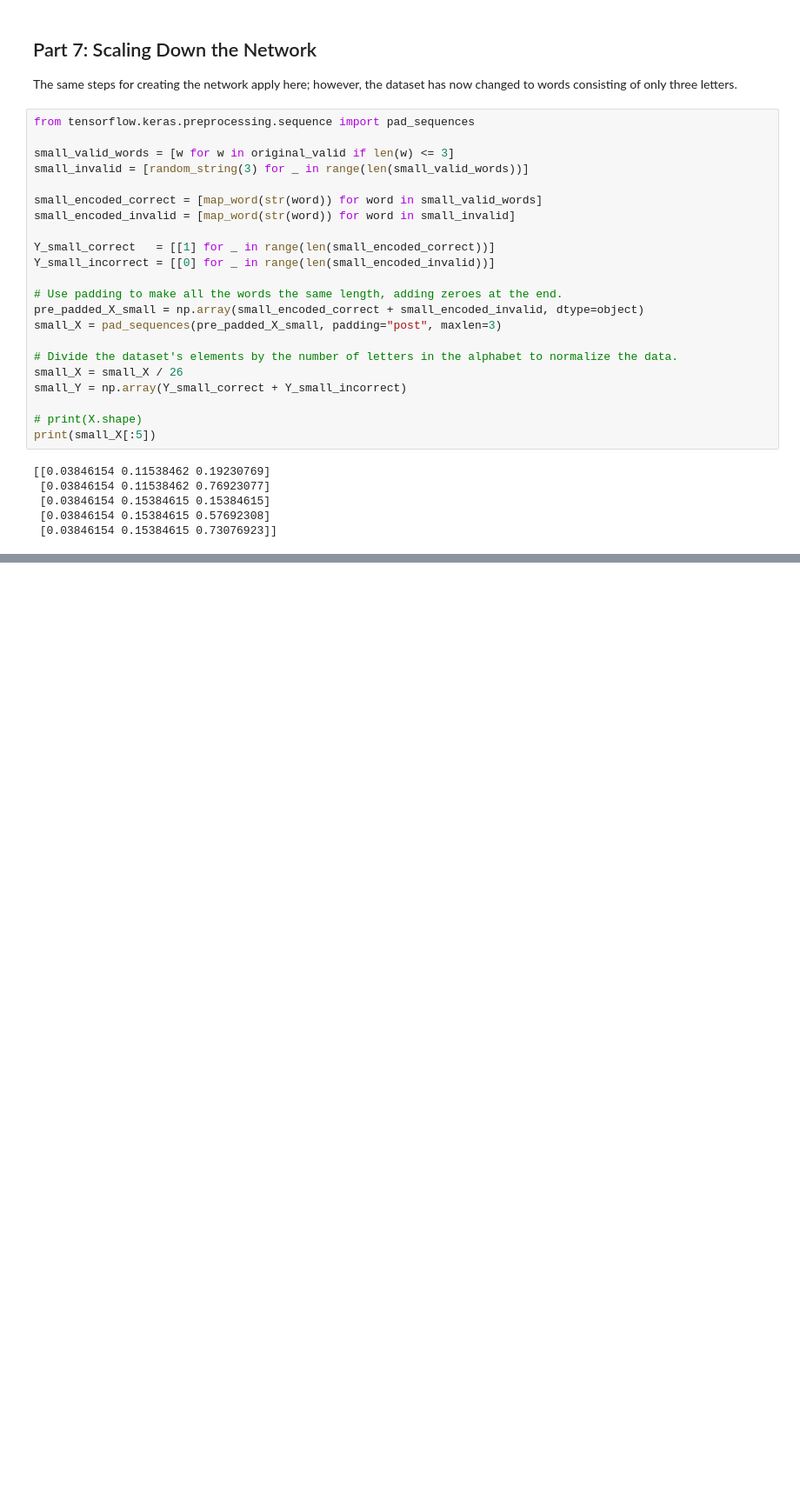
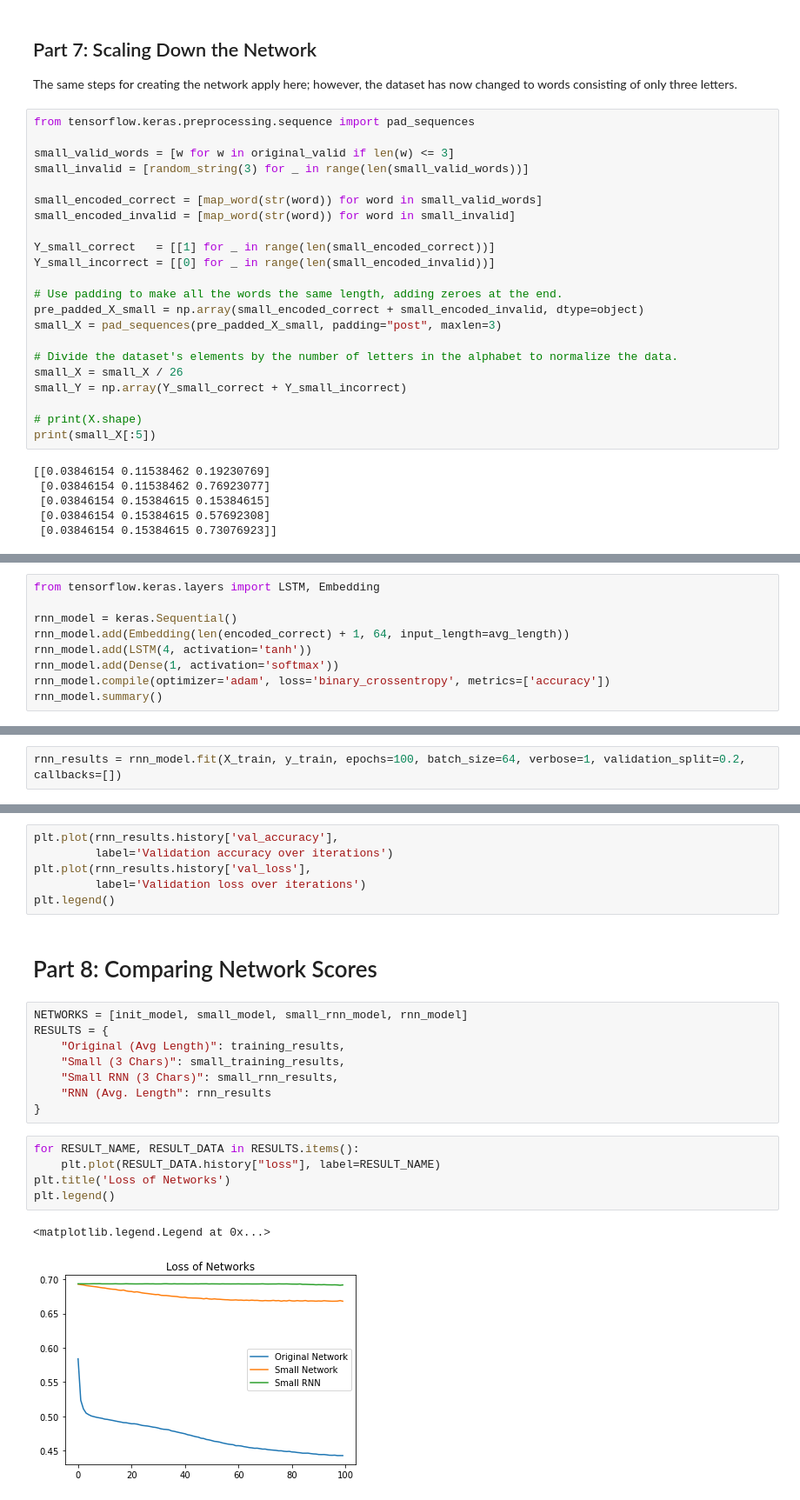
Before and after one commit to alicerunsonfedora/abysima, a Jupyter notebook: Abysima.ipynb, the cells around one changed output, grey strips where cells are left out. Shown at 87% size. Drawn from its saved outputs; the diff is of its cells as text; blank space fills up the shorter version.

```diff
--- a/Abysima.ipynb
+++ b/Abysima.ipynb
@@ -464,0 +524,9 @@ plt.legend()
+# %%
+from tensorflow.keras.layers import LSTM, Embedding
+
+rnn_model = keras.Sequential()
+rnn_model.add(Embedding(len(encoded_correct) + 1, 64, input_length=avg_length))
+rnn_model.add(LSTM(4, activation='tanh'))
+rnn_model.add(Dense(1, activation='softmax'))
+rnn_model.compile(optimizer='adam', loss='binary_crossentropy', metrics=['accuracy'])
+rnn_model.summary()
@@ -464,0 +548,2 @@ plt.legend()
+# %%
+rnn_results = rnn_model.fit(X_train, y_train, epochs=100, batch_size=64, verbose=1, validation_split=0.2, callbacks=[])
@@ -464,0 +562,24 @@ plt.legend()
+# %%
+plt.plot(rnn_results.history['val_accuracy'],
+         label='Validation accuracy over iterations')
+plt.plot(rnn_results.history['val_loss'],
+         label='Validation loss over iterations')
+plt.legend()
+# %% [markdown]
+# Part 8: Comparing Network Scores
+# %%
+NETWORKS = [init_model, small_model, small_rnn_model, rnn_model]
+RESULTS = {
+    "Original (Avg Length)": training_results,
+    "Small (3 Chars)": small_training_results,
+    "Small RNN (3 Chars)": small_rnn_results,
+    "RNN (Avg. Length": rnn_results
+}
+# %%
+for RESULT_NAME, RESULT_DATA in RESULTS.items():
+    plt.plot(RESULT_DATA.history["loss"], label=RESULT_NAME)
+plt.title('Loss of Networks')
+plt.legend()
+# %% [output]
+<matplotlib.legend.Legend at 0x...>
+[figure, added]
```
Also changed, not shown: parts of 22 cells of this notebook.
